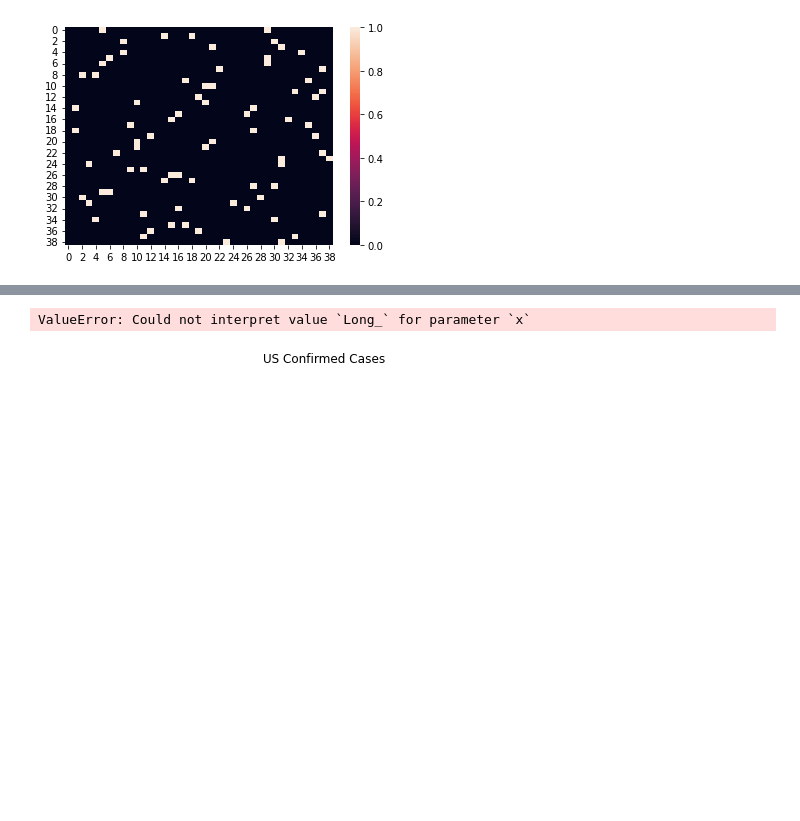
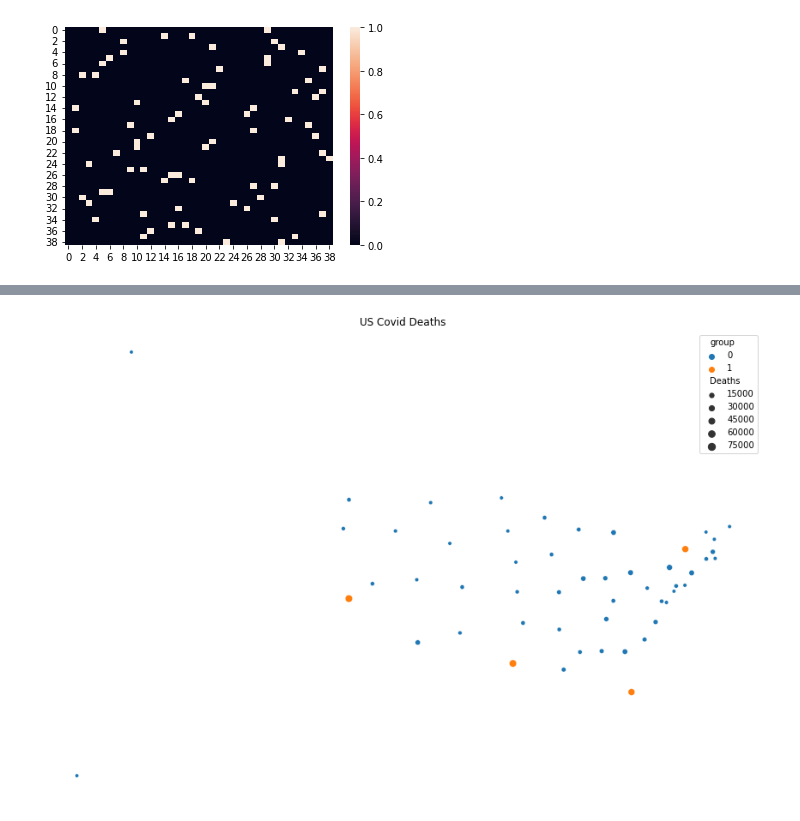
Before and after one commit to asullivan42/COVID_Bubble_Estimator, a Jupyter notebook: Regression_Analysis.ipynb, the cells around one changed output, grey strips where cells are left out. Saved outputs shown, nothing was run; the diff lists cells and outputs as text; code cells hidden in the pictures; blank space fills up the shorter version.

```diff
--- a/Regression_Analysis.ipynb
+++ b/Regression_Analysis.ipynb
@@ -2512,10 +2559,10 @@ df7
 # %%
-X=df7.drop('Deaths',axis=1)
-y=df7.Deaths
+X7=df7.drop('Deaths',axis=1)
+y7=df7.Deaths
 
-X_train, X_test, y_train, y_test = train_test_split(X, y, test_size = 0.25, random_state=42) # random_state used for reproducibility
-print(X_train.shape, X_test.shape)
-print(y_train.shape,y_test.shape)
+X7_train, X7_test, y7_train, y7_test = train_test_split(X7, y7, test_size = 0.25, random_state=42) # random_state used for reproducibility
+print(X7_train.shape, X7_test.shape)
+print(y7_train.shape,y7_test.shape)
 # %% [output]
 (39, 6) (13, 6)
 (39,) (13,)
@@ -2581,0 +2662,4 @@ KNeighborsRegressor(n_neighbors=2)
+# %%
+model =KMeans(n_clusters=2)
+# Fit model to samples
+model.fit(X7)
@@ -2581,0 +2668,7 @@ KNeighborsRegressor(n_neighbors=2)
+# %%
+# Let's make a table with the predicted grouping part of it so we can plot this
+knn_state=X7.copy()
+knn_state['group']=model.predict(X7)
+knn_state.sort_index(inplace=True)
+knn_state['Deaths']=y7
+knn_state
@@ -2582,9 +2694,8 @@ KNeighborsRegressor(n_neighbors=2)
 # %%
-_=plt.figure(figsize=(10,7))
-_=plt.title('US Confirmed Cases')
+_=plt.figure(figsize=(15,10))
+_=plt.title('US Covid Deaths')
 _=plt.axis('off')
-_=sns.scatterplot(x='Long_',y='Lat', data=knn, hue='group', size='Confirmed')
+sns.scatterplot(x='Long_',y='Lat', data=knn_state, hue='group', size='Deaths')
 plt.show()
 # %% [output]
-ValueError: Could not interpret value `Long_` for parameter `x`
-[figure, old version]
+[figure, new version]
```
Also changed, not shown: parts of 61 cells of this notebook, 7 other files.
